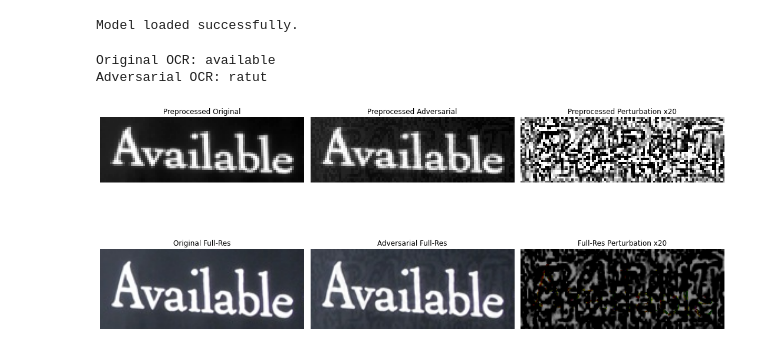
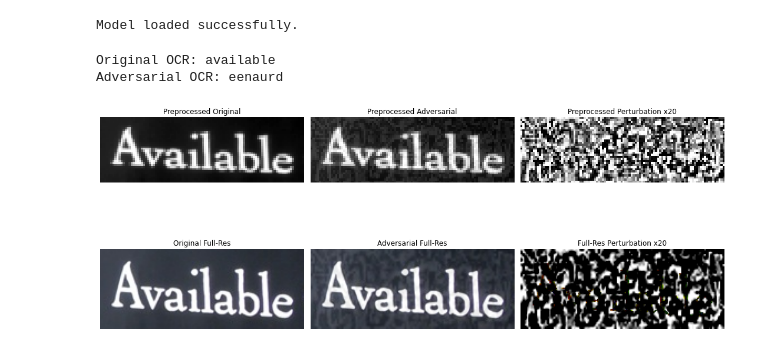
Before and after one commit to BaileyDalton007/BitBlind, a Jupyter notebook: ocr_attack_test.ipynb, the cells around one changed output. Saved outputs shown, nothing was run; the diff lists cells and outputs as text; code cells hidden in the pictures.

```diff
--- a/ocr_attack_test.ipynb
+++ b/ocr_attack_test.ipynb
@@ -99,7 +99,7 @@ def pgd_ctc_untargeted(
     Untargeted PGD attack that maximizes CTC loss.
     """
 
-    model.eval()
+    model.train()
 
     original = img.clone().detach().to(device)
     adv = original.clone()
@@ -233,39 +233,39 @@ IMAGE_PATH = "deep-text-recognition-benchmark/demo_image/demo_1.png"
 OUTPUT_PATH = "sample_adversarial.png"
 
 # Attack parameters
-EPSILON = 0.06 # attack budget
+EPSILON = 0.12 # attack budget
 ALPHA = 0.01 # gradient step size
-STEPS = 45 # number of attack iterations
+STEPS = 90 # number of attack iterations
 
 # Run inference on unaltered image to get the ground truth.
 img = preprocess(IMAGE_PATH, device)
 gt = infer(model, converter, img)[0]
 
 # Run the attack using Projected Gradident Descent (PGD).
 # Uses Connectionist Temporal Classification (CTC) loss to push the model
 # away from the correct transcription.
 adv_img = pgd_ctc_untargeted(
     model,
     converter,
     img,
     gt_text=str(gt),
     epsilon=EPSILON,
     alpha=ALPHA,
     steps=STEPS
 )
 
 # Apply the adversarial perturbation to the original image without being preprocessed
 orig_pil = Image.open(IMAGE_PATH).convert("RGB")
 adv_pil = apply_adversarial_to_original(orig_pil, adv_img, img)
 adv_pil.save(OUTPUT_PATH)
 
 # Test inference with adversarial noise
 print("Original OCR:", gt)
 print("Adversarial OCR:", infer(model, converter, adv_img)[0])
 
 # Display graphic
 show_comparison_dual(img, adv_img, orig_pil, adv_pil)
 # %% [output]
 Original OCR: available
-Adversarial OCR: ratut
+Adversarial OCR: eenaurd
-[figure, old version]
+[figure, new version]
```
Also changed, not shown: 1 other file.
